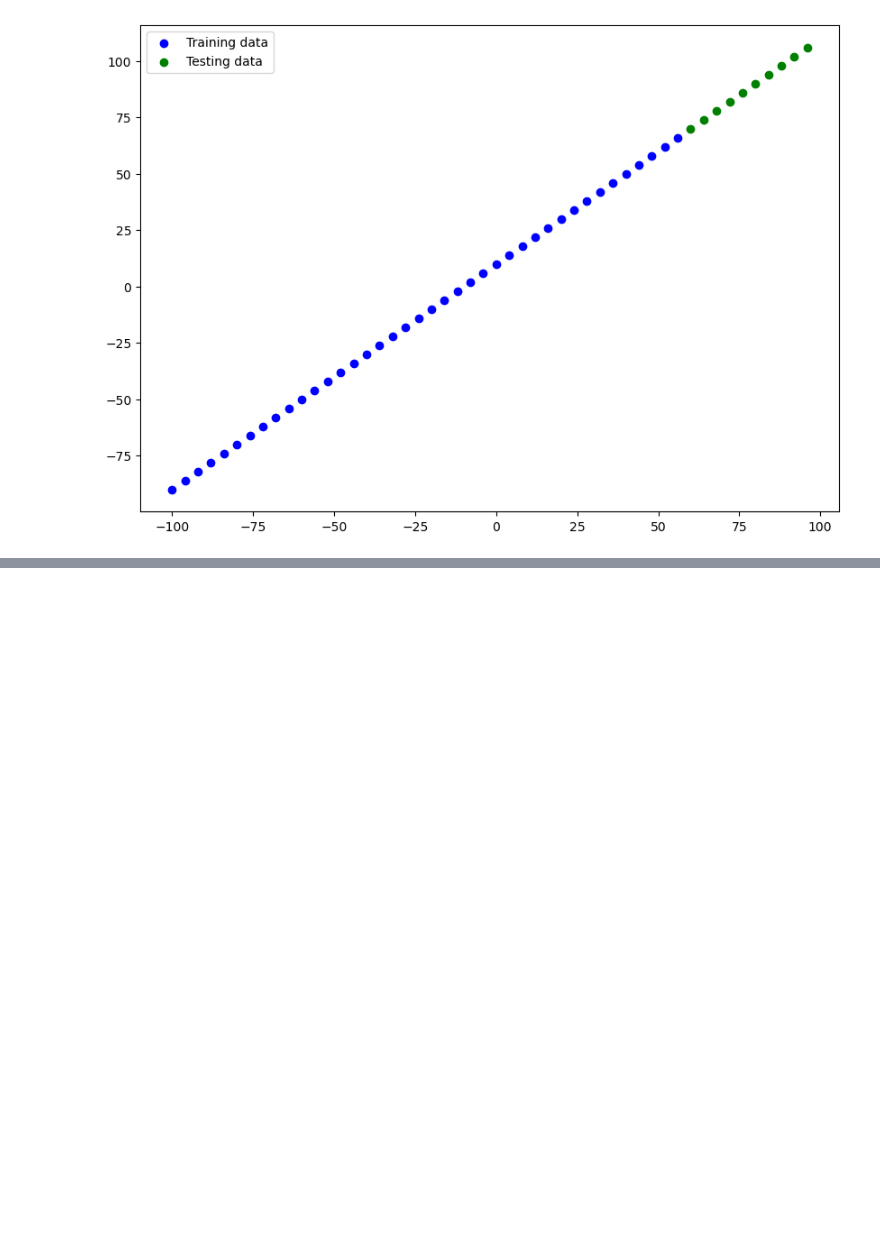
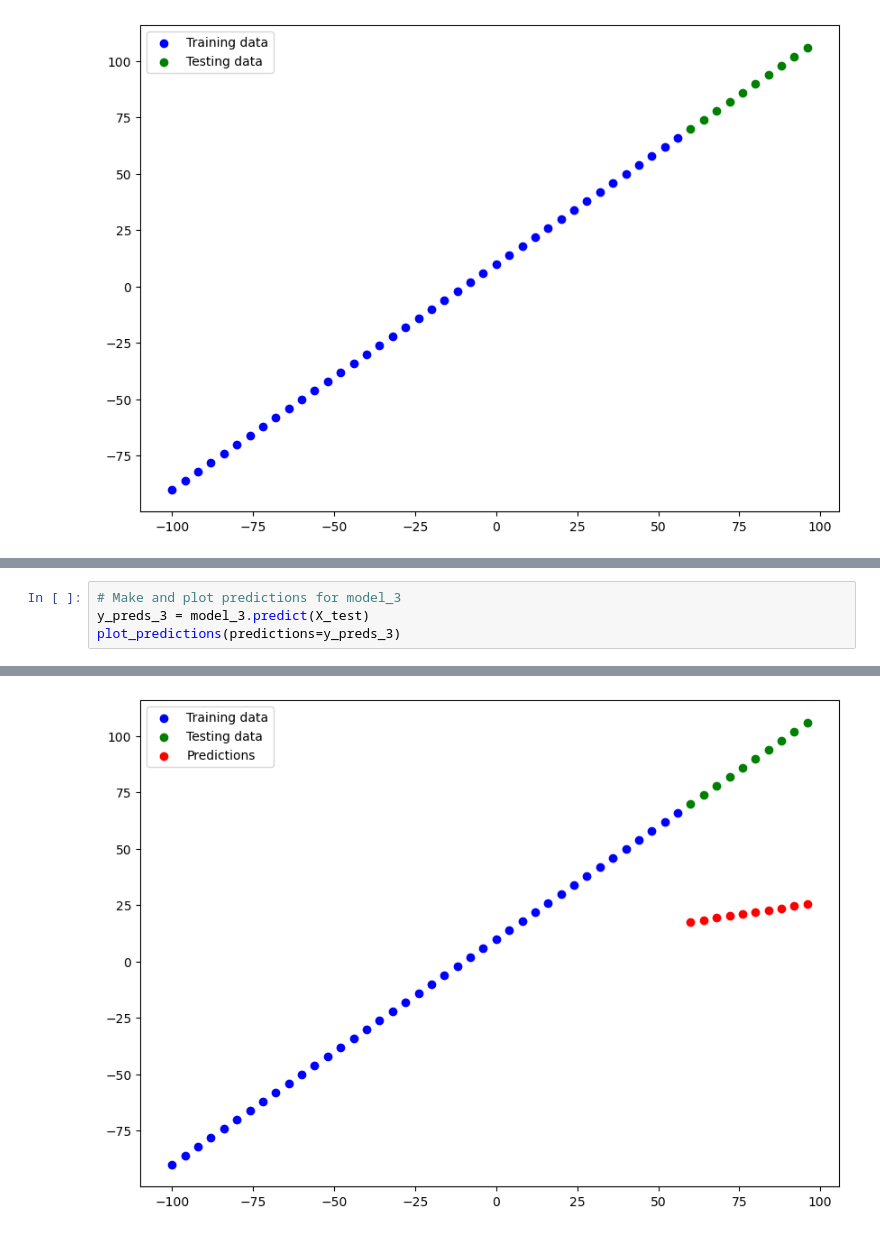
Before and after one commit to heebyyy/tensorflow_fundamentals, a Jupyter notebook: neural network regression with tensorflow.ipynb, the cells around one changed output, grey strips where cells are left out. Drawn from its saved outputs; the diff is of its cells as text; blank space fills up the shorter version.

```diff
--- a/neural network regression with tensorflow.ipynb
+++ b/neural network regression with tensorflow.ipynb
@@ -289,0 +643,5 @@ plt.legend();
+# %%
+# Make and plot predictions for model_3
+y_preds_3 = model_3.predict(X_test)
+plot_predictions(predictions=y_preds_3)
+# %% [output]
@@ -289,0 +649 @@ plt.legend();
+[figure, added]
```
Also changed, not shown: parts of 58 cells of this notebook, 6 other files.
